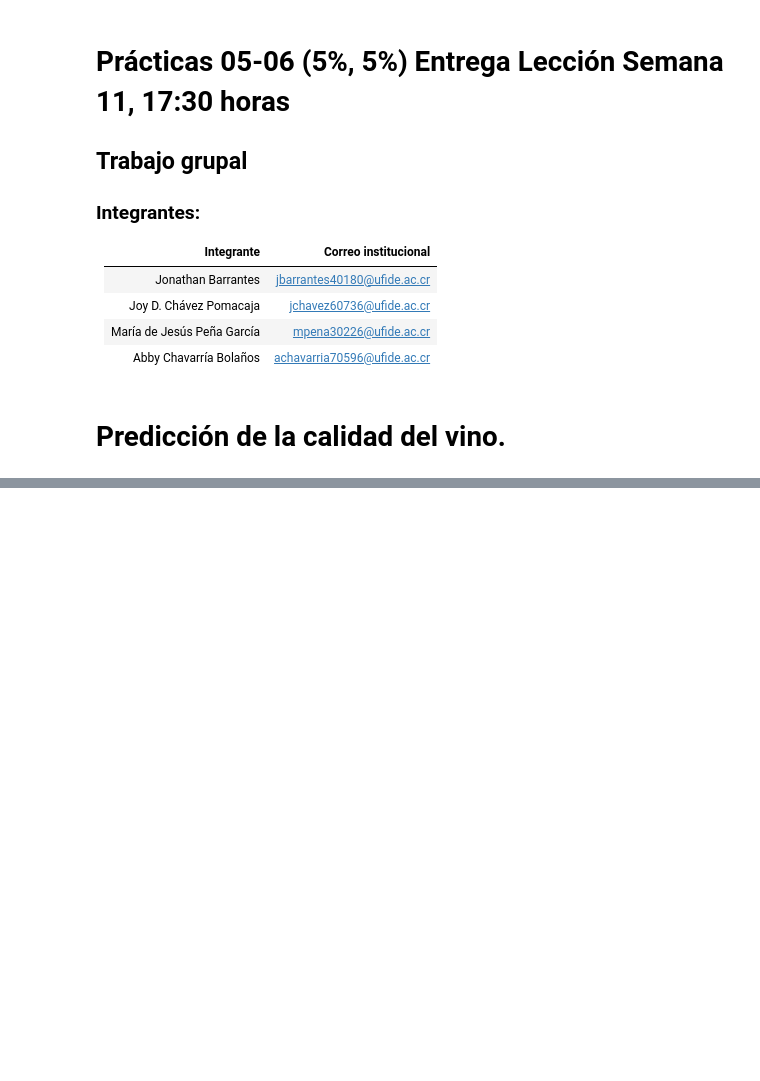
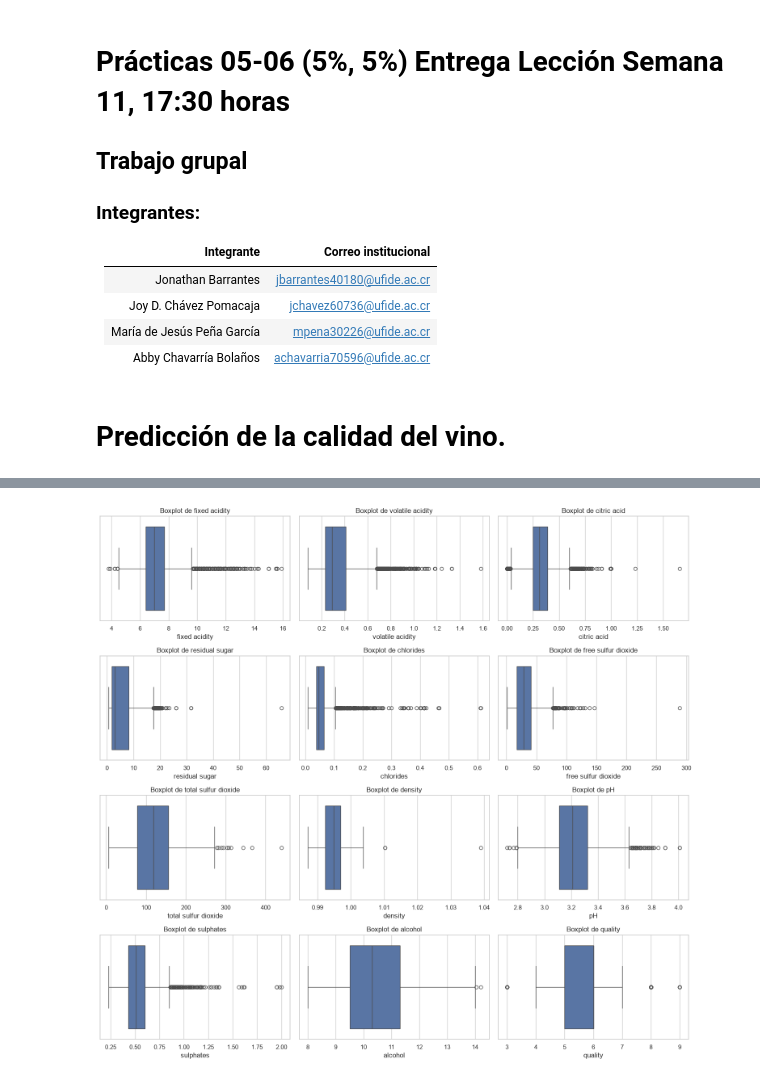
Before and after one commit to JB1302/Big-Data-G2, a Jupyter notebook: Tarea/Grupo2_SC707_Practica5-6_LN.ipynb, the cells around one changed output, grey strips where cells are left out. Cells and saved outputs as stored; diff of their text form; code cells hidden in the pictures; blank space fills up the shorter version.

```diff
--- a/Tarea/Grupo2_SC707_Practica5-6_LN.ipynb
+++ b/Tarea/Grupo2_SC707_Practica5-6_LN.ipynb
@@ -251,11 +13,0 @@ Los diagramas de caja resaltan mediana, cuartiles y observaciones fuera de los b
-# %%
-fig, axes = plt.subplots(4, 3, figsize=(15, 13))
-for ax, columna in zip(axes.flat, variables_hist):
-    sns.boxplot(x=datos[columna], ax=ax, color="#78A6C8", fliersize=2)
-    ax.set_title(columna, fontsize=10)
-    ax.set_xlabel("")
-for ax in axes.flat[len(variables_hist):]:
-    ax.axis("off")
-plt.suptitle("Boxplots: dispersión y posibles valores extremos", fontsize=15, y=1.01)
-plt.tight_layout()
-plt.show()
@@ -475,0 +414,18 @@ Usando el pipeline de preprocesamiento se entrenarán varios modelos, se selecci
+# %%
+n_cols = 3
+n_rows = int(np.ceil(len(columnas_numericas) / n_cols))
+
+fig, axes = plt.subplots(n_rows, n_cols, figsize=(15, 3.5 * n_rows))
+axes = np.array(axes).reshape(-1)
+
+for ax, columna in zip(axes, columnas_numericas):
+    sns.boxplot(data=datos, x=columna, ax=ax)
+    ax.set_title(f"Boxplot de {columna}")
+
+for ax in axes[len(columnas_numericas):]:
+    ax.remove()
+
+plt.tight_layout()
+plt.show()
+# %% [output]
+[figure, added]
```
Also changed, not shown: parts of 58 cells of this notebook.
